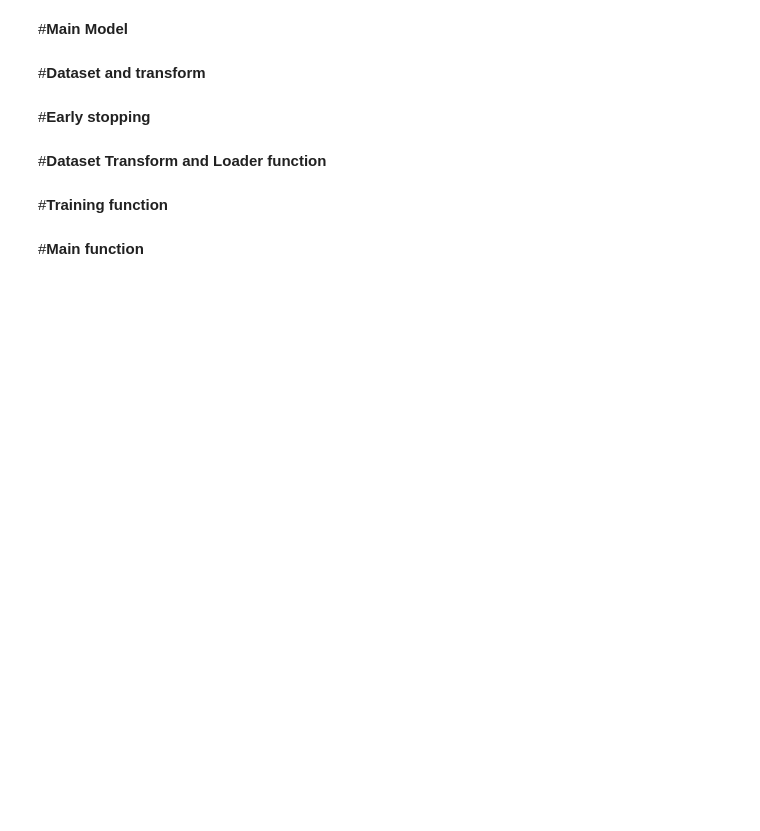
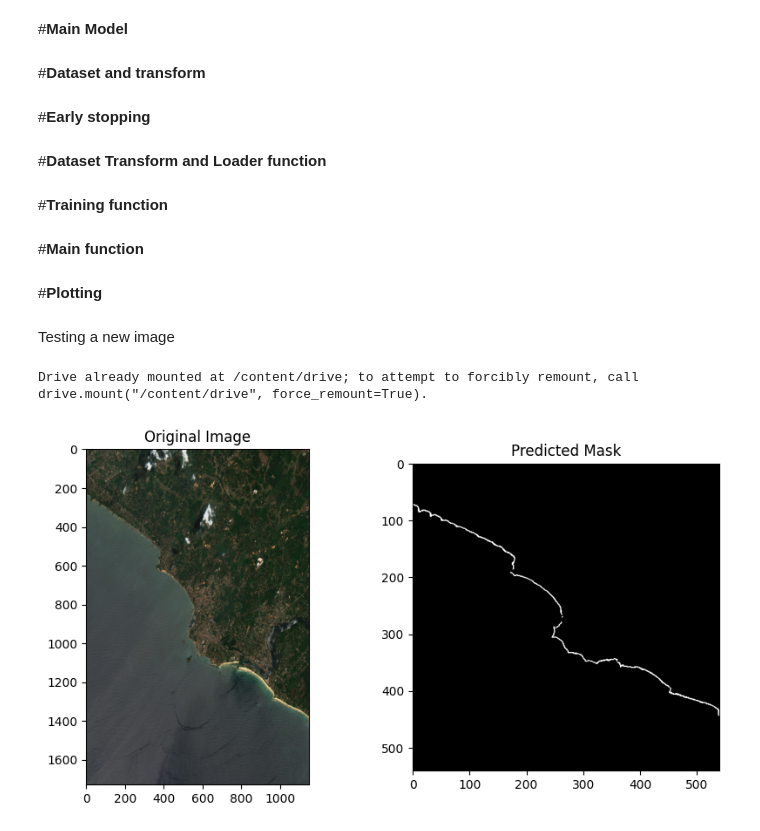
Before and after one commit to WasifAsi/DSGP_GP-19, a Jupyter notebook: DeepLab.ipynb, the cells around one changed output. Drawn from its saved outputs; the diff is of its cells as text; code cells hidden in the pictures; blank space fills up the shorter version.

Commit message:
Testing

```diff
--- a/DeepLab.ipynb
+++ b/DeepLab.ipynb
@@ -520,3 +520,79 @@ def main():
 
 if __name__ == "__main__":
     main()
+# %% [markdown]
+#**Plotting**
+# %% [markdown]
+Testing a new image
+# %%
+import torch
+import cv2
+import numpy as np
+import matplotlib.pyplot as plt
+from torchvision import transforms
+import albumentations as A
+from albumentations.pytorch import ToTensorV2
+from PIL import Image
+import torch
+import torch.nn as nn
+from torch.utils.data import Dataset, DataLoader
+import torch.nn.functional as F
+from google.colab import drive
+# Mount Google Drive
+drive.mount('/content/drive')
+
+# Load trained model
+device = torch.device("cuda" if torch.cuda.is_available() else "cpu")
+model = DeepLabV3Plus(num_classes=1)
+model.load_state_dict(torch.load("/content/drive/MyDrive/shoreline_models/best_shoreline_deeplabv3.pt", map_location=device))
+model.to(device)
+model.eval()
+
+# Image Preprocessing
+def preprocess_image(image_path, image_size=540):
+    image = cv2.imread(image_path)
+    image = cv2.cvtColor(image, cv2.COLOR_BGR2RGB)
+
+    transform = A.Compose([
+        A.Resize(image_size, image_size),
+        A.Normalize(mean=[0.485, 0.456, 0.406], std=[0.229, 0.224, 0.225]),
+        ToTensorV2(),
+    ])
+
+    augmented = transform(image=image)
+    image = augmented["image"].unsqueeze(0)  # Add batch dimension
+    return image.to(device), image.shape[1:]  # Return tensor & original shape
+
+# Mask Prediction
+def predict_mask(model, image_tensor):
+    with torch.no_grad():
+        output = model(image_tensor)
+        output = torch.sigmoid(output)  # Convert logits to probabilities
+        mask = output.squeeze().cpu().numpy()  # Remove batch & channel dimensions
+        return (mask > 0.5).astype(np.uint8)  # Threshold at 0.5
+
+# Display Results
+def display_result(image_path, mask):
+    original_image = cv2.imread(image_path)
+    original_image = cv2.cvtColor(original_image, cv2.COLOR_BGR2RGB)
+
+    plt.figure(figsize=(10, 5))
+
+    plt.subplot(1, 2, 1)
+    plt.imshow(original_image)
+    plt.title("Original Image")
+
+    plt.subplot(1, 2, 2)
+    plt.imshow(mask, cmap="gray")
+    plt.title("Predicted Mask")
+
+    plt.show()
+
+# Run Inference
+image_path = "sentinel2_void_2019-03-27_Beruwala.jpg"  # Update with test image path
+image_tensor, _ = preprocess_image(image_path)
+predicted_mask = predict_mask(model, image_tensor)
+display_result(image_path, predicted_mask)
+# %% [output]
+Drive already mounted at /content/drive; to attempt to forcibly remount, call drive.mount("/content/drive", force_remount=True).
+[figure, added]
```
